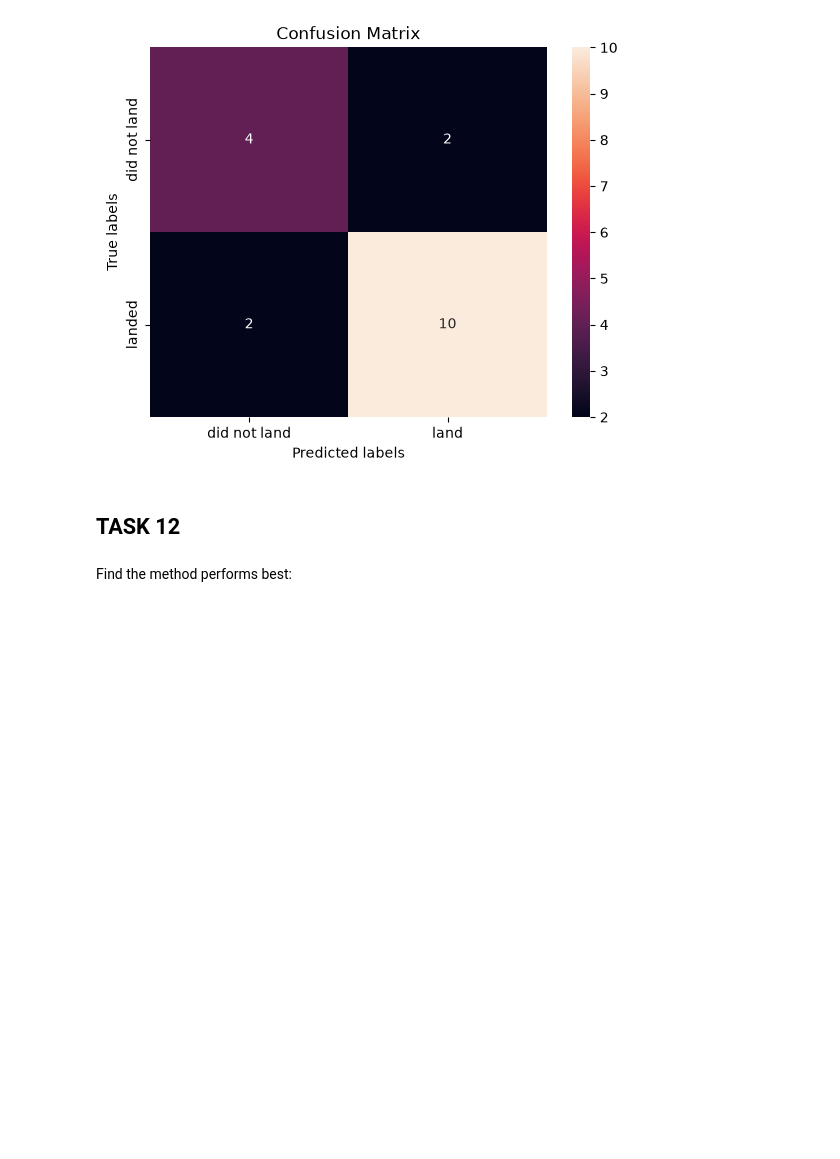
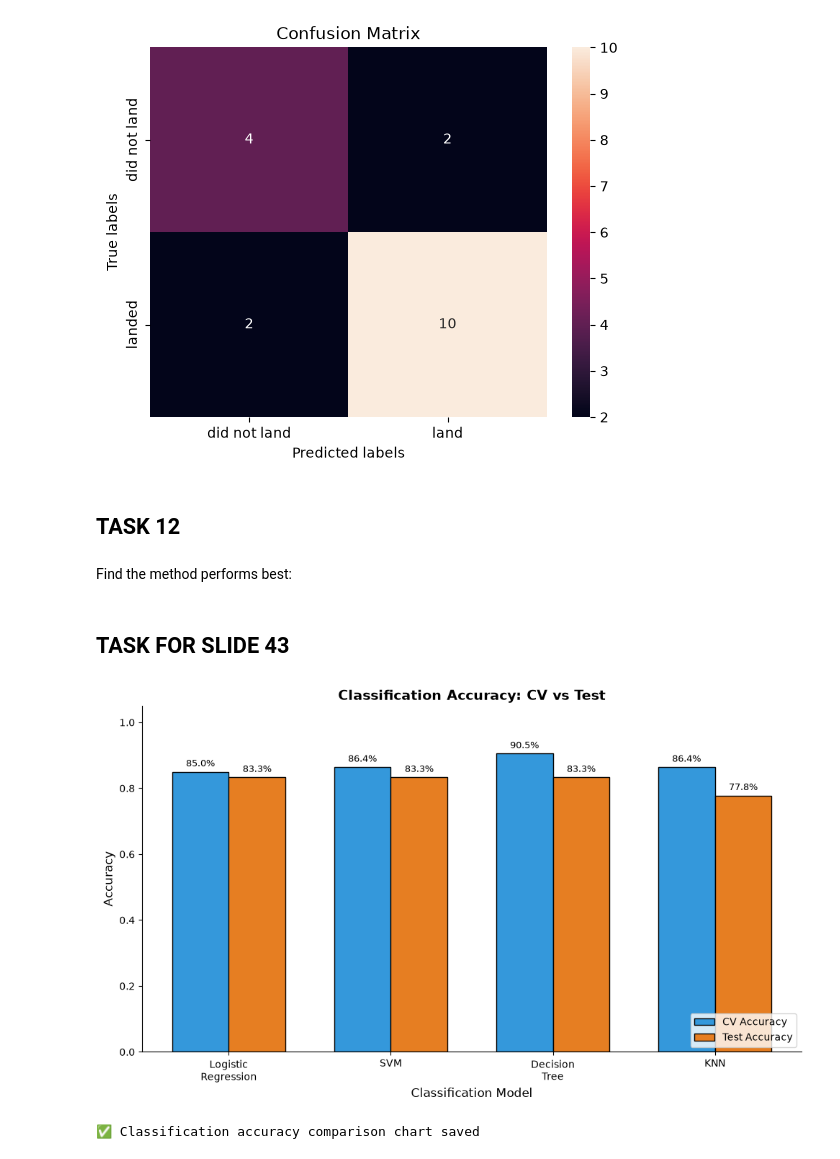
Before and after one commit to anayamapa8/IBM-Data-Science-Capstone---SpaceX-Falcon-9-Landing-Prediction, a Jupyter notebook: IBM Course 10 - Module 4 - A - Machine Learning Prediction lab.ipynb, the cells around one changed output. Saved outputs shown, nothing was run; the diff lists cells and outputs as text; code cells hidden in the pictures; blank space fills up the shorter version.

```diff
--- a/IBM Course 10 - Module 4 - A - Machine Learning Prediction lab.ipynb
+++ b/IBM Course 10 - Module 4 - A - Machine Learning Prediction lab.ipynb
@@ -1012,3 +1012,59 @@ Find the method performs best:
 # 3. Logistic Regression is the safest choice for this dataset
 # 4. 83.3% test accuracy is good for a binary classification problem
 # 5. The dataset (90 samples) is small, making overfitting a real concern
+# %% [markdown]
+## TASK FOR SLIDE 43
+# %%
+#--- HEADER: CLASSIFICATION ACCURACY BAR CHART (CV VS TEST)
+#--- Visualizing both cross-validation and test accuracy for all models.
+
+import matplotlib.pyplot as plt
+import numpy as np
+
+# Model names
+models = ['Logistic\nRegression', 'SVM', 'Decision\nTree', 'KNN']
+
+# CV accuracy and Test accuracy
+cv_accuracy = [0.850, 0.864, 0.905, 0.864]
+test_accuracy = [0.833, 0.833, 0.833, 0.778]
+
+# Set up bar positions
+x = np.arange(len(models))
+width = 0.35
+
+# Create grouped bar chart
+fig, ax = plt.subplots(figsize=(10, 6))
+
+bars1 = ax.bar(x - width/2, cv_accuracy, width, label='CV Accuracy', color='#3498db', edgecolor='black')
+bars2 = ax.bar(x + width/2, test_accuracy, width, label='Test Accuracy', color='#e67e22', edgecolor='black')
+
+# Add value labels on top of each bar
+for bars in [bars1, bars2]:
+    for bar in bars:
+        height = bar.get_height()
+        ax.text(bar.get_x() + bar.get_width() / 2, height + 0.01,
+                f'{height:.1%}', ha='center', va='bottom', fontsize=9)
+
+# Set labels and title
+ax.set_xlabel('Classification Model', fontsize=12)
+ax.set_ylabel('Accuracy', fontsize=12)
+ax.set_title('Classification Accuracy: CV vs Test', fontsize=14, fontweight='bold')
+ax.set_xticks(x)
+ax.set_xticklabels(models)
+ax.set_ylim(0, 1.05)
+
+# Add legend
+ax.legend(loc='lower right')
+
+# Remove top and right spines
+ax.spines['top'].set_visible(False)
+ax.spines['right'].set_visible(False)
+
+plt.tight_layout()
+plt.savefig('classification_accuracy_comparison.png', dpi=300, bbox_inches='tight')
+plt.show()
+
+print("✅ Classification accuracy comparison chart saved")
+# %% [output]
+[figure, added]
+✅ Classification accuracy comparison chart saved
```
Also changed, not shown: parts of 6 cells of this notebook.
